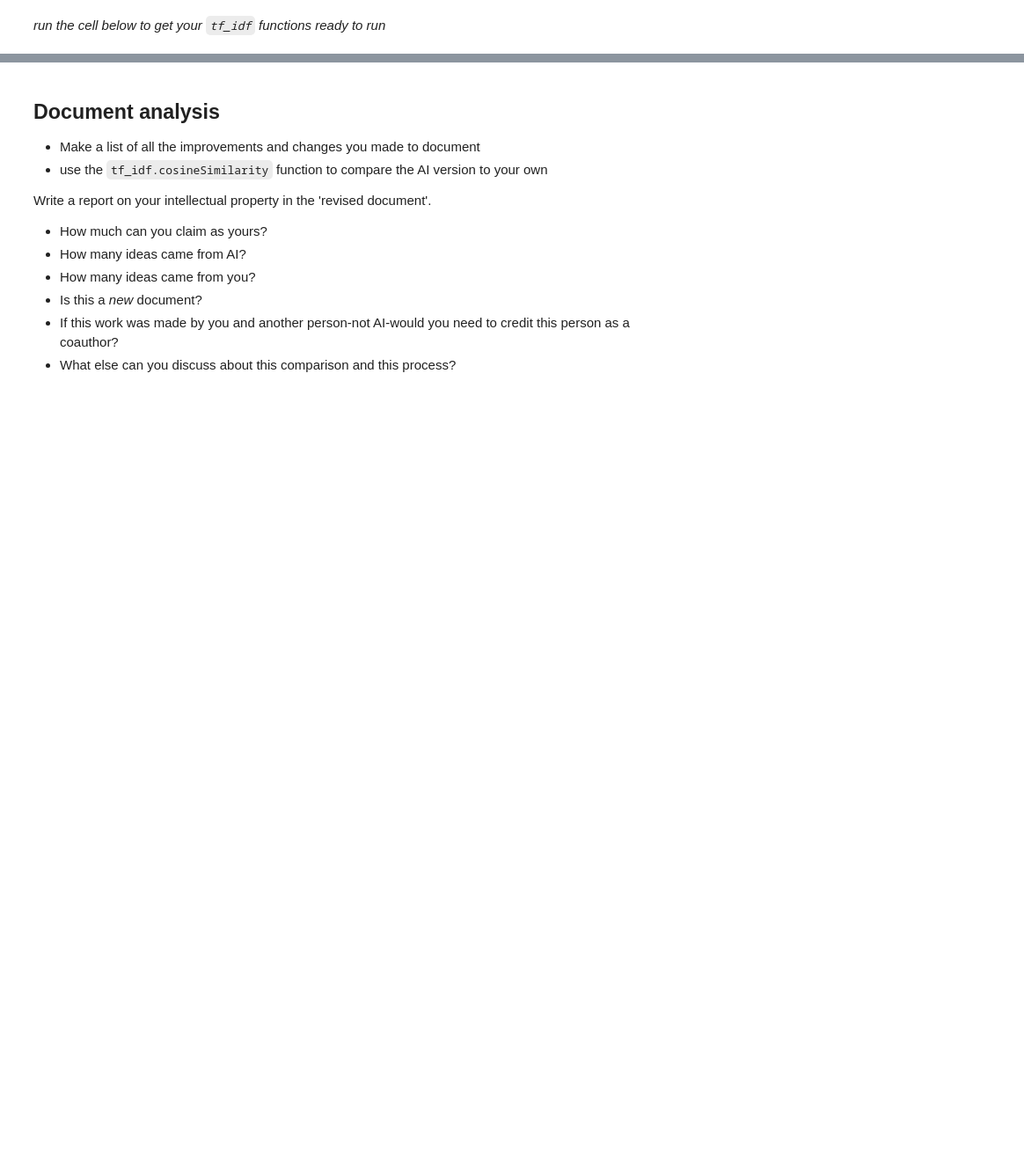
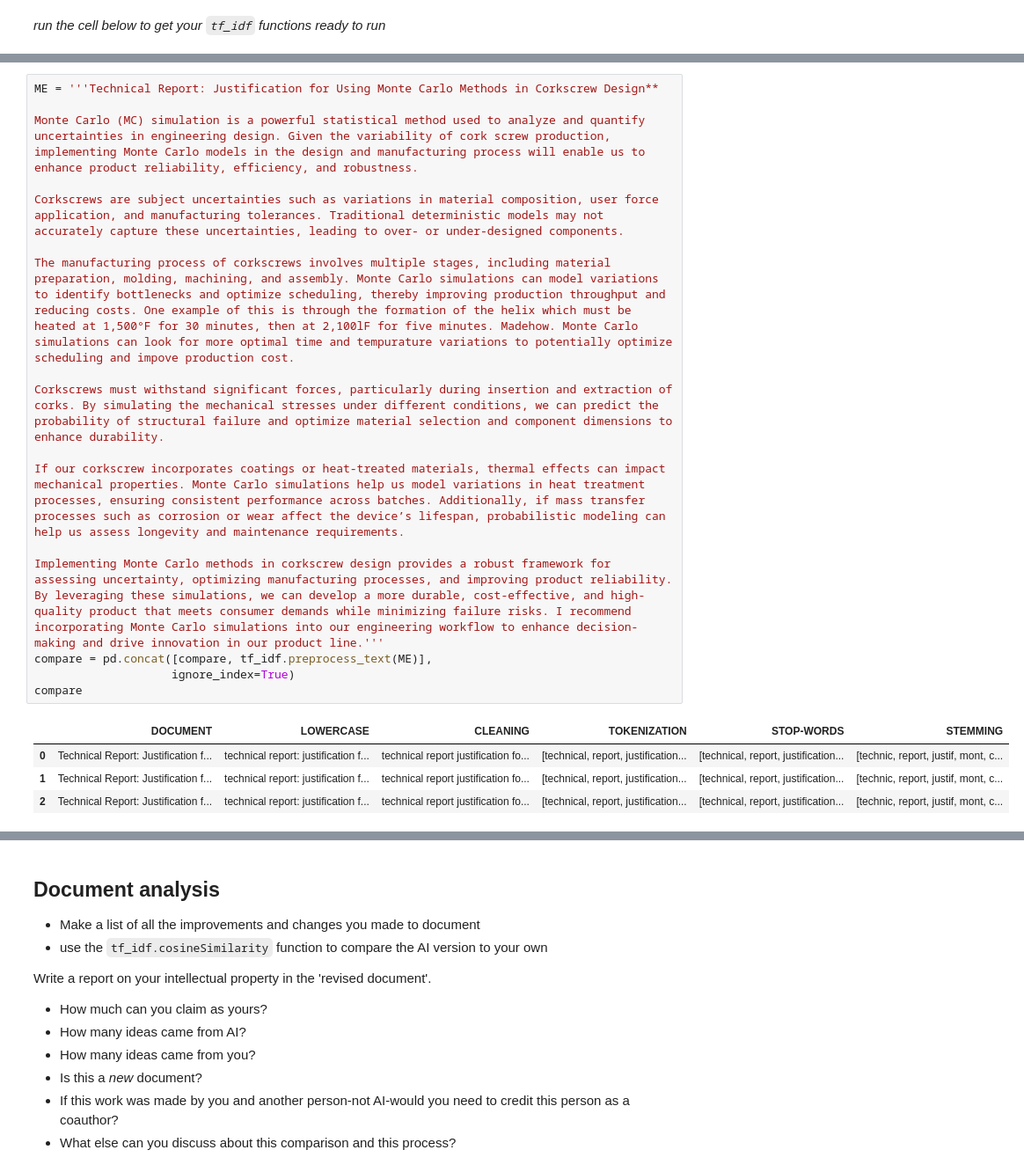
Before and after one commit to jimbellas/Python, a Jupyter notebook: ME_Class/module_00/HW_01.ipynb, the cells around one changed output, grey strips where cells are left out. Shown: that part at 88% size. Drawn from its saved outputs; the diff is of its cells as text; blank space fills up the shorter version.

```diff
--- a/ME_Class/module_00/HW_01.ipynb
+++ b/ME_Class/module_00/HW_01.ipynb
@@ -125,3 +130,25 @@ compare
+# %%
+ME = '''Technical Report: Justification for Using Monte Carlo Methods in Corkscrew Design**
+
+Monte Carlo (MC) simulation is a powerful statistical method used to analyze and quantify uncertainties in engineering design. Given the variability of cork screw production, implementing Monte Carlo models in the design and manufacturing process will enable us to enhance product reliability, efficiency, and robustness.
+
+Corkscrews are subject uncertainties such as variations in material composition, user force application, and manufacturing tolerances. Traditional deterministic models may not accurately capture these uncertainties, leading to over- or under-designed components.
+
+The manufacturing process of corkscrews involves multiple stages, including material preparation, molding, machining, and assembly. Monte Carlo simulations can model variations to identify bottlenecks and optimize scheduling, thereby improving production throughput and reducing costs. One example of this is through the formation of the helix which must be heated at 1,500°F for 30 minutes, then at 2,100lF for five minutes. Madehow. Monte Carlo simulations can look for more optimal time and tempurature variations to potentially optimize scheduling and impove production cost.
+
+Corkscrews must withstand significant forces, particularly during insertion and extraction of corks. By simulating the mechanical stresses under different conditions, we can predict the probability of structural failure and optimize material selection and component dimensions to enhance durability.
+
+If our corkscrew incorporates coatings or heat-treated materials, thermal effects can impact mechanical properties. Monte Carlo simulations help us model variations in heat treatment processes, ensuring consistent performance across batches. Additionally, if mass transfer processes such as corrosion or wear affect the device’s lifespan, probabilistic modeling can help us assess longevity and maintenance requirements.
+
+Implementing Monte Carlo methods in corkscrew design provides a robust framework for assessing uncertainty, optimizing manufacturing processes, and improving product reliability. By leveraging these simulations, we can develop a more durable, cost-effective, and high-quality product that meets consumer demands while minimizing failure risks. I recommend incorporating Monte Carlo simulations into our engineering workflow to enhance decision-making and drive innovation in our product line.'''
+compare = pd.concat([compare, tf_idf.preprocess_text(ME)],
+                    ignore_index=True)
+compare
+# %% [output]
+|  | DOCUMENT | LOWERCASE | CLEANING | TOKENIZATION | STOP-WORDS | STEMMING |
+| 0 | Technical Report: Justification f... | technical report: justification f... | technical report justification fo... | [technical, report, justification... | [technical, report, justification... | [technic, report, justif, mont, c... |
+| 1 | Technical Report: Justification f... | technical report: justification f... | technical report justification fo... | [technical, report, justification... | [technical, report, justification... | [technic, report, justif, mont, c... |
+| 2 | Technical Report: Justification f... | technical report: justification f... | technical report justification fo... | [technical, report, justification... | [technical, report, justification... | [technic, report, justif, mont, c... |
 # %%
 tf_idf.cosineSimilarity(compare)
 # %% [output]
```
Also changed, not shown: parts of 6 cells of this notebook.
